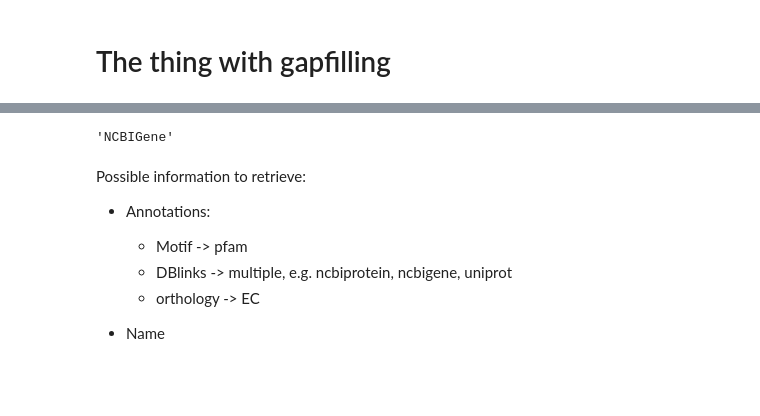
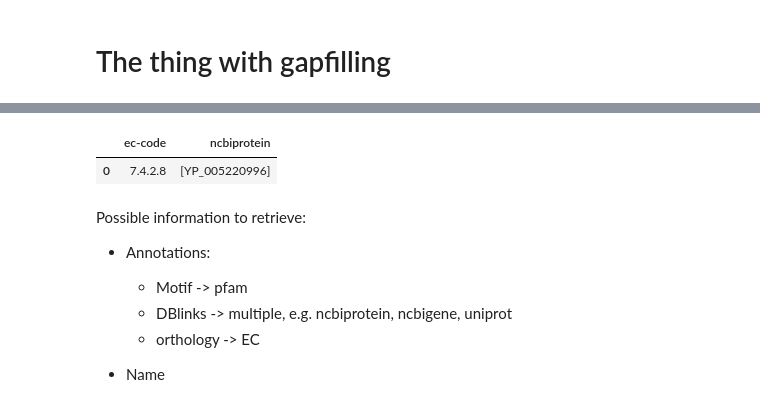
Before and after one commit to draeger-lab/refinegems, a Jupyter notebook: dev/CB_under_construction.ipynb, the cells around one changed output, grey strips where cells are left out. Cells and saved outputs as stored; diff of their text form; code cells hidden in the pictures; blank space fills up the shorter version.

```diff
--- a/dev/CB_under_construction.ipynb
+++ b/dev/CB_under_construction.ipynb
@@ -482,11 +441,12 @@ gene_entry
-# %%
-#'NCBI-GeneID'.replace('(NCBI)(.*)(ID$)','$0$1').lower()
-t = re.sub(pattern='(NCBI)(.*)(ID$)',
-       repl='\\1\\2',
-       string='NCBI-GeneID')
-re.sub('[^\w]','',t)
-# %% [output]
-'NCBIGene'
+# %%
+reacs_idea = gene_table[['ec-code','ncbiprotein']].dropna()
+eccode = reacs_idea['ec-code'].apply(pd.Series).reset_index().melt(id_vars='index').dropna()[['index', 'value']].set_index('index')
+ncbiprot = reacs_idea['ncbiprotein'].apply(pd.Series).reset_index().melt(id_vars='index').dropna()[['index', 'value']].set_index('index')
+reacs_idea = pd.merge(eccode,ncbiprot,left_index=True, right_index=True).rename(columns={'value_x':'ec-code','value_y':'ncbiprotein'})
+reacs_idea.groupby(reacs_idea['ec-code']).aggregate({'ncbiprotein':'unique'}).reset_index()
+# %% [output]
+|  | ec-code | ncbiprotein |
+| 0 | 7.4.2.8 | [YP_005220996] |
 # %% [markdown]
 Possible information to retrieve:
 
```
Also changed, not shown: parts of 19 cells of this notebook, 2 other files.
